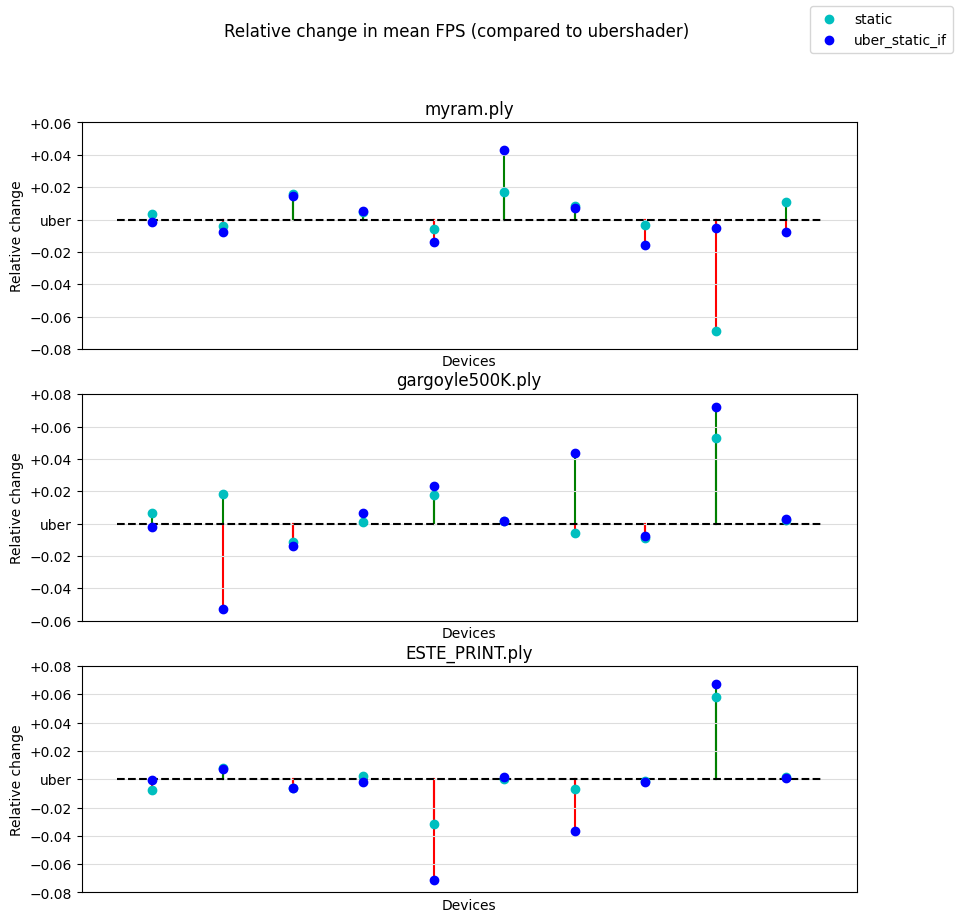
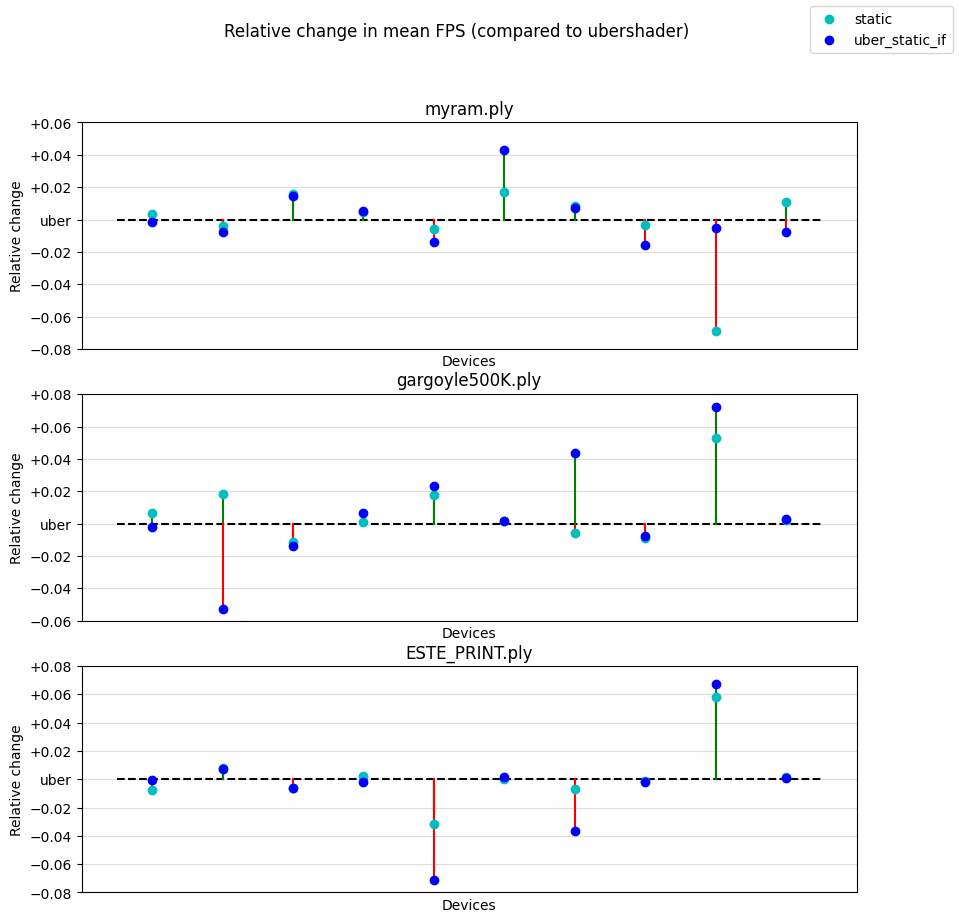
The notebook cell's code change between the first figure and the second:
--- before
+++ after
@@ -37,10 +37,10 @@
             p_usi = (np.mean(arr_usi)-zero)/zero
             curr_x = x_fn()
-            a1 = axs[i].scatter([curr_x],[p_s],color="c", zorder=2)
-            a2 = axs[i].scatter([curr_x],[p_usi],color="b", zorder=2)
+            a1 = axs[i].scatter([curr_x],[p_s],color="c", zorder=3)
+            a2 = axs[i].scatter([curr_x],[p_usi],color="b", zorder=3)
             if (i,j) == (0,0):
                 arts = [a1, a2]
-            axs[i].plot([curr_x, curr_x], [0, p_s], color=("green" if p_s >= 0 else "red"), zorder=1)
-            axs[i].plot([curr_x, curr_x], [0, p_usi], color=("green" if p_usi >= 0 else "red"), zorder=1)
+            axs[i].plot([curr_x, curr_x], [0, p_s], color=("green" if p_s >= 0 else "red"), zorder=2)
+            axs[i].plot([curr_x, curr_x], [0, p_usi], color=("green" if p_usi >= 0 else "red"), zorder=2)
             axs[i].set_title(mesh)
         axs[i].set_xticks([])
@@ -48,5 +48,5 @@
         axs[i].set_ylabel("Relative change")
         axs[i].set_yticks(axs[i].get_yticks(), [("+" + x if x[0] != "\u2212" and float_conv(x) != 0 else ("uber" if float_conv(x) == 0 else x)) for x in (y.get_text() for y in axs[i].get_yticklabels())])
-        axs[i].grid(True, color="#dddddd")
+        axs[i].grid(True, color="#dddddd", zorder=1)
     fig.legend(arts, ["static", "uber_static_if"])
     fig.suptitle("Relative change in mean FPS (compared to ubershader)")

Commit: Fixed grid zorder issue